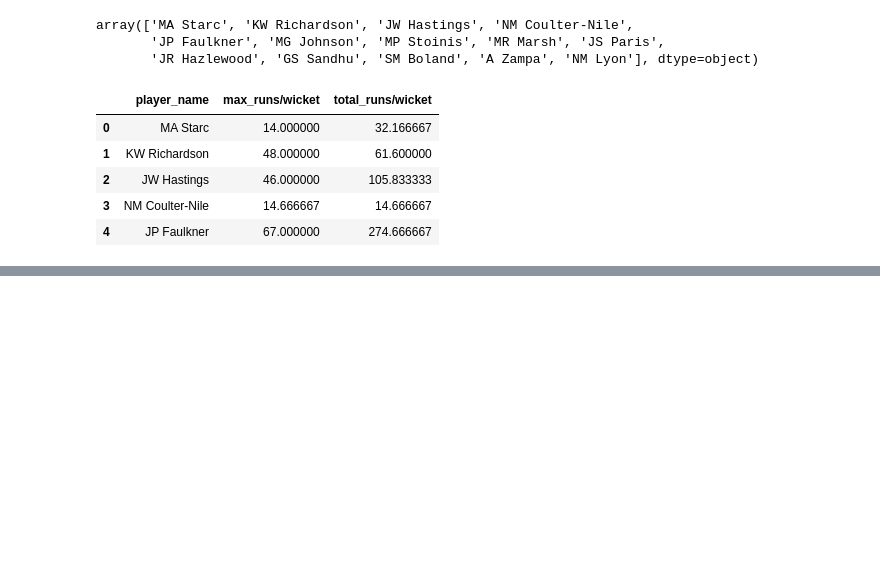
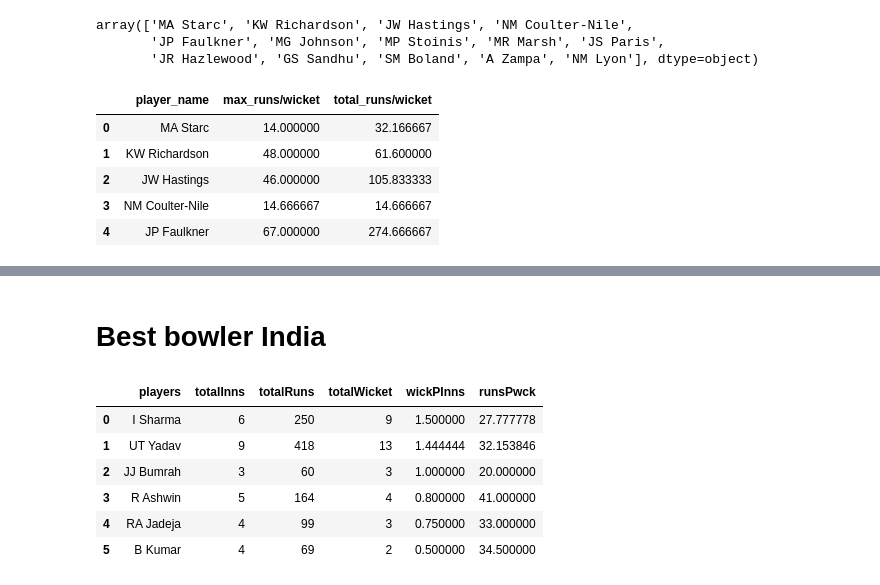
Before and after one commit to erayon/India-Australia-Cricket-Analysis, a Jupyter notebook: bowling_comaprism .ipynb, the cells around one changed output, grey strips where cells are left out. Drawn from its saved outputs; the diff is of its cells as text; code cells hidden in the pictures; blank space fills up the shorter version.

```diff
--- a/bowling_comaprism .ipynb
+++ b/bowling_comaprism .ipynb
@@ -380,0 +377,16 @@ tbInd
+# %% [markdown]
+# Best bowler India
+# %%
+ti1 = tbInd.loc[tbInd['totalInns'] >= thresholdInd]
+ti1.reset_index(drop=True)
+ti1 = ti1.sort_values(['wickPInns'],ascending=[False])
+ti1 = ti1.reset_index(drop=True)
+ti1
+# %% [output]
+|  | players | totalInns | totalRuns | totalWicket | wickPInns | runsPwck |
+| 0 | I Sharma | 6 | 250 | 9 | 1.500000 | 27.777778 |
+| 1 | UT Yadav | 9 | 418 | 13 | 1.444444 | 32.153846 |
+| 2 | JJ Bumrah | 3 | 60 | 3 | 1.000000 | 20.000000 |
+| 3 | R Ashwin | 5 | 164 | 4 | 0.800000 | 41.000000 |
+| 4 | RA Jadeja | 4 | 99 | 3 | 0.750000 | 33.000000 |
+| 5 | B Kumar | 4 | 69 | 2 | 0.500000 | 34.500000 |
```
Also changed, not shown: parts of 30 cells of this notebook.
